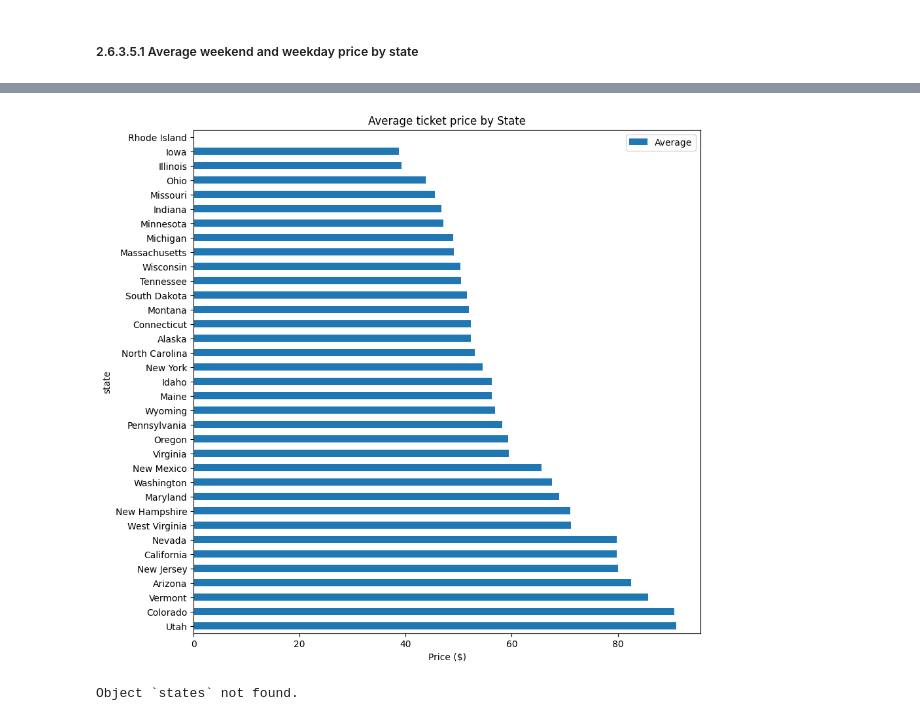
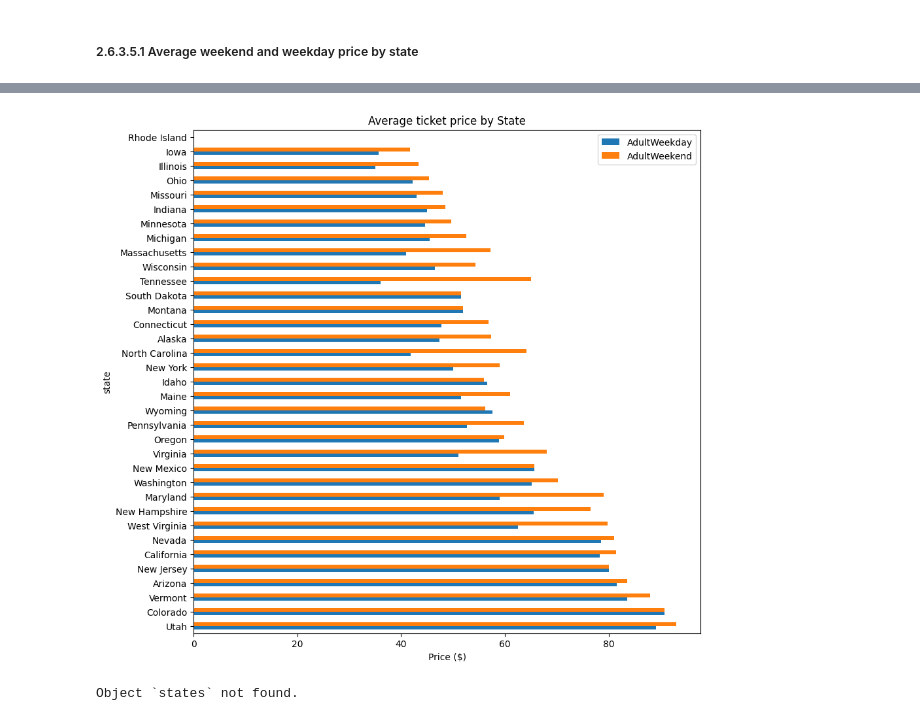
Before and after one commit to amschiltz/DataScienceGuidedCapstone, a Jupyter notebook: Notebooks/02_data_wrangling.ipynb, the cells around one changed output, grey strips where cells are left out. Saved outputs shown, nothing was run; the diff lists cells and outputs as text; code cells hidden in the pictures.

```diff
--- a/Notebooks/02_data_wrangling.ipynb
+++ b/Notebooks/02_data_wrangling.ipynb
@@ -420,17 +429,17 @@ Name: Montana, dtype: float64
 # %%
 # The next bit simply reorders the index by increasing average of weekday and weekend prices
 # Compare the index order you get from
 # state_price_means.index
 # with
 # state_price_means.mean(axis=1).sort_values(ascending=False).index
 # See how this expression simply sits within the reindex()
-(state_price_means[['Average']].reindex(index=state_price_means.mean(axis=1)
+(state_price_means[['AdultWeekday', 'AdultWeekend']].reindex(index=state_price_means.mean(axis=1)
     .sort_values(ascending=False)
     .index)
     .plot(kind='barh', figsize=(10, 10), title='Average ticket price by State'))
 plt.xlabel('Price ($)');
 # %% [output]
-[figure, old version]
+[figure, new version]
 # %%
 The figure above represents a dataframe with two columns, one for the average prices of each kind of ticket. This tells you how the average ticket price varies from state to state. But can you get more insight into the difference in the distributions between states?
 # %% [output]
```
Also changed, not shown: parts of 9 cells of this notebook, 1 other file.
